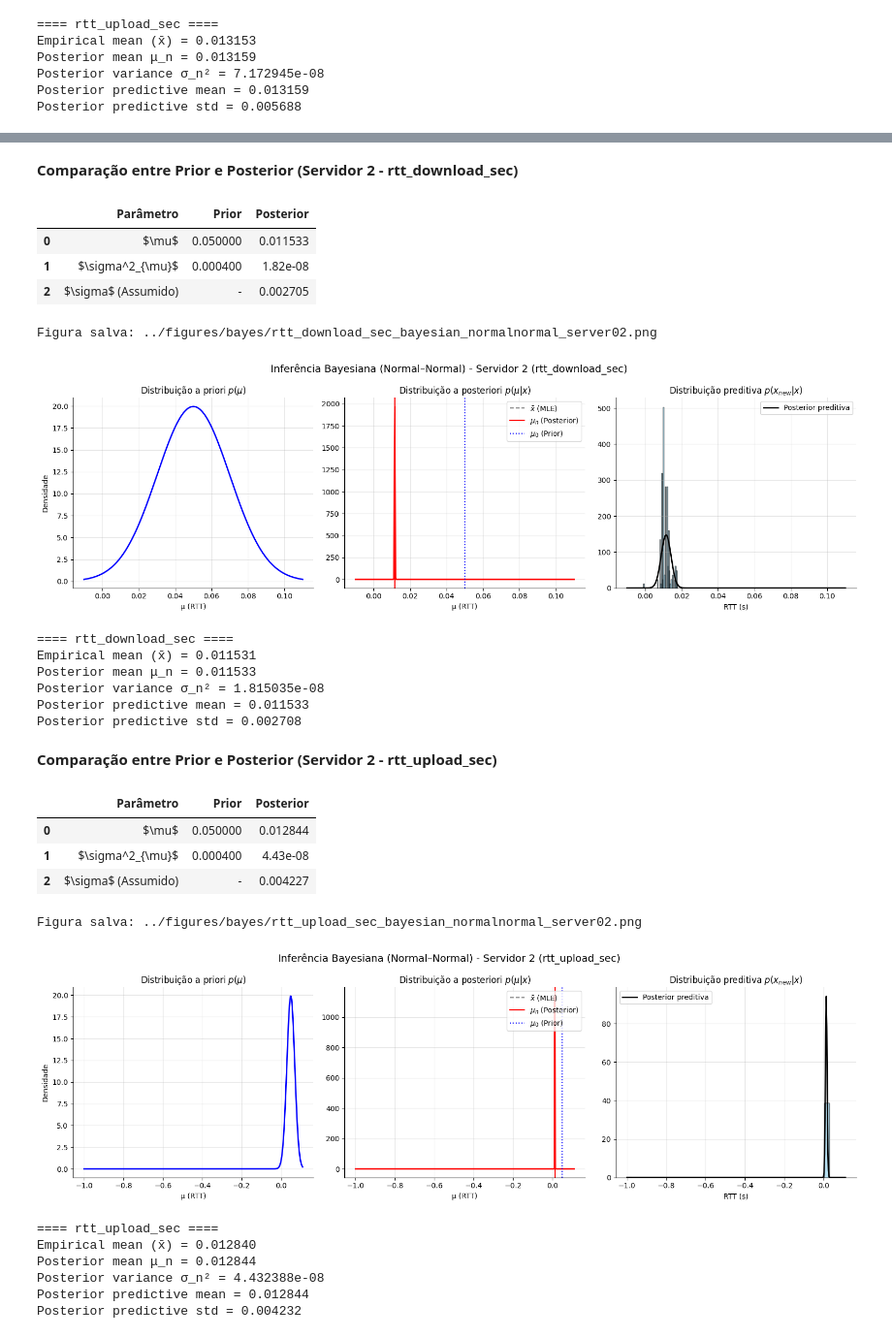
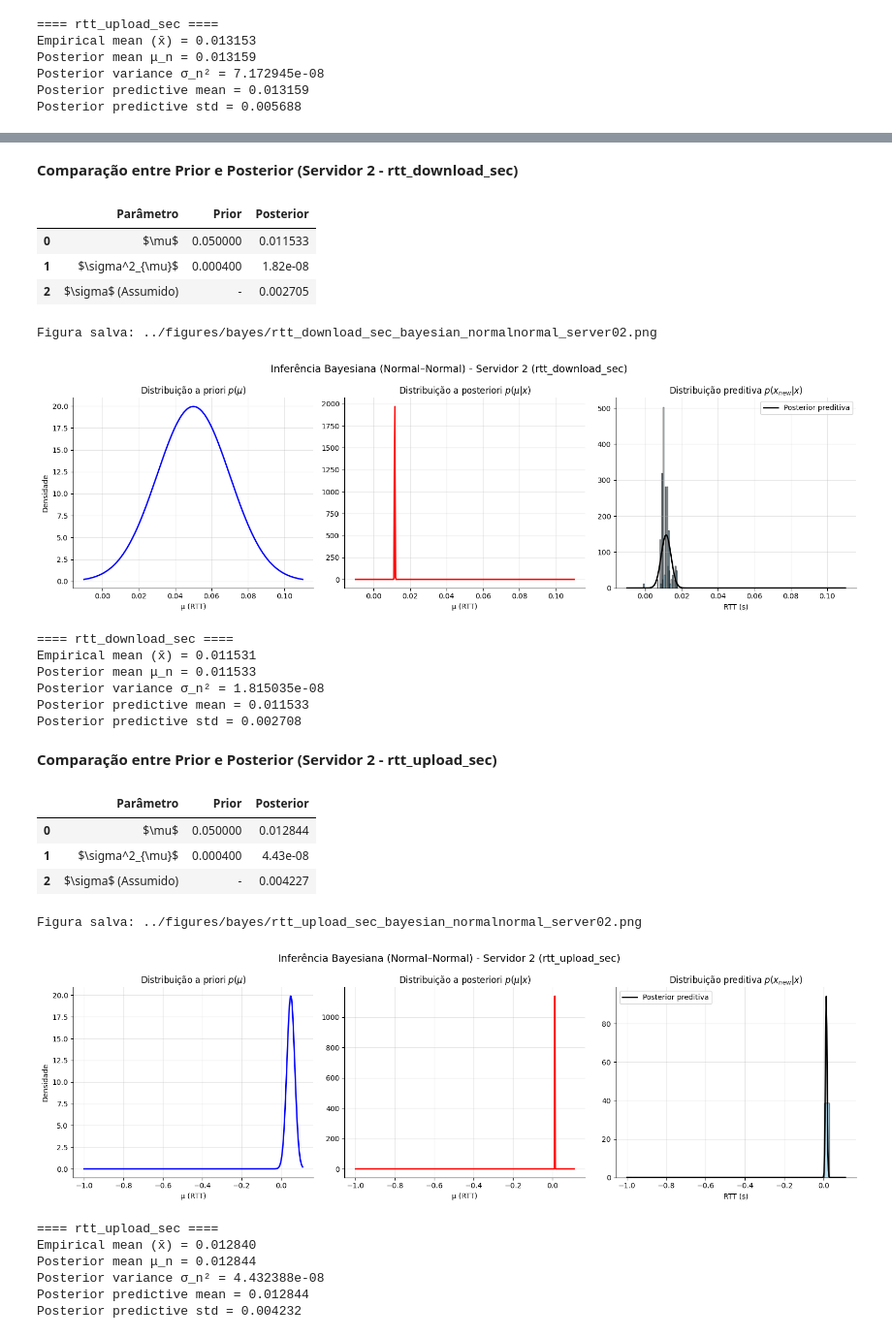
Before and after one commit to barros-jv/statistical-inference-project, a Jupyter notebook: notebooks/03_bayesian_inference.ipynb, the cells around one changed output, grey strips where cells are left out. Shown at 97% size. Drawn from its saved outputs; the diff is of its cells as text; code cells hidden in the pictures.

```diff
--- a/notebooks/03_bayesian_inference.ipynb
+++ b/notebooks/03_bayesian_inference.ipynb
@@ -108,10 +108,6 @@ for col in cols:
     axes[1].set_title('Distribuição a posteriori $p(μ|x)$')
     axes[1].set_xlabel('μ (RTT)')
     axes[1].grid(alpha=0.3)
-    #axes[1].axvline(xbar, color='gray', linestyle='--', label=r'$\bar{x}$ (MLE)')
-    #axes[1].axvline(mu_n, color='r', linestyle='-', label=r'$\mu_n$ (Posterior)')
-    #axes[1].axvline(mu0, color='b', linestyle=':', label=r'$\mu_0$ (Prior)')
-    axes[1].legend(loc='upper right')
 
     axes[2].hist(test, bins=40, density=True, alpha=0.6, color='skyblue', edgecolor='k')
     axes[2].plot(xs, pdf_pred, 'k-', lw=2, label='Posterior preditiva')
@@ -222,10 +218,8 @@ for col in cols:
     axes[0].grid(alpha=0.3)
 
     axes[1].plot(xs_pdf, gamma.pdf(xs_pdf, a=a_post, scale=1/b_post), 'r-', lw=2)
-    axes[1].axvline(E_beta_post, color='r', linestyle='--', label=r'$E[\beta|\mathbf{y}]$')
     axes[1].set_title(r'Distribuição a posteriori $p(\beta|\mathbf{y})$')
     axes[1].set_xlabel(r'Taxa $\beta$')
-    axes[1].legend()
     axes[1].grid(alpha=0.3)
 
     axes[2].hist(test, bins=40, density=True, alpha=0.6, color='skyblue', edgecolor='k')
@@ -235,7 +229,7 @@ for col in cols:
     axes[2].legend()
     axes[2].grid(alpha=0.3)
 
-    plt.suptitle(f'Inferência Bayesiana (Gamma–Gamma) - Cliente {client_id} ({col})', fontsize=14)
+    plt.suptitle(f'Inferência Bayesiana (Gamma–Gamma) - Cliente 13 ({col})', fontsize=14)
     plt.tight_layout()
     filename_scatter = f"{col}_bayesian_gammagamma_{client_id}.png"
     savefig(FIG_DIR, filename_scatter, dpi=300)
@@ -591,38 +583,34 @@ for col in cols:
     axes[1].set_title('Distribuição a posteriori $p(μ|x)$')
     axes[1].set_xlabel('μ (RTT)')
     axes[1].grid(alpha=0.3)
-    axes[1].axvline(xbar, color='gray', linestyle='--', label=r'$\bar{x}$ (MLE)')
-    axes[1].axvline(mu_n, color='r', linestyle='-', label=r'$\mu_n$ (Posterior)')
-    axes[1].axvline(mu0, color='b', linestyle=':', label=r'$\mu_0$ (Prior)')
-    axes[1].legend(loc='upper right')
 
     axes[2].hist(test, bins=40, density=True, alpha=0.6, color='skyblue', edgecolor='k')
     axes[2].plot(xs, pdf_pred, 'k-', lw=2, label='Posterior preditiva')
     axes[2].set_title('Distribuição preditiva $p(x_{new}|x)$')
     axes[2].set_xlabel('RTT (s)')
     axes[2].legend()
     axes[2].grid(alpha=0.3)
 
     plt.suptitle(f'Inferência Bayesiana (Normal–Normal) - Servidor 2 ({col})', fontsize=14)
     plt.tight_layout()
     filename_scatter = f"{col}_bayesian_normalnormal_{client_id}.png"
     savefig(FIG_DIR, filename_scatter, dpi=300)
     plt.show()
 
     print(f"\n==== {col} ====")
     print(f"Empirical mean (x̄) = {xbar:.6f}")
     print(f"Posterior mean μ_n = {mu_n:.6f}")
     print(f"Posterior variance σ_n² = {sigma_n2:.6e}")
     print(f"Posterior predictive mean = {pred_mean:.6f}")
     print(f"Posterior predictive std = {pred_std:.6f}")
 # %% [output]
 **Comparação entre Prior e Posterior (Servidor 2 - rtt_download_sec)**
 |  | Parâmetro | Prior | Posterior |
 | 0 | $\mu$ | 0.050000 | 0.011533 |
 | 1 | $\sigma^2_{\mu}$ | 0.000400 | 1.82e-08 |
 | 2 | $\sigma$ (Assumido) | - | 0.002705 |
 Figura salva: ../figures/bayes/rtt_download_sec_bayesian_normalnormal_server02.png
-[figure, old version]
+[figure, new version]
 ==== rtt_download_sec ====
 Empirical mean (x̄) = 0.011531
 Posterior mean μ_n = 0.011533
@@ -635,7 +623,7 @@ Posterior predictive std = 0.002708
 | 1 | $\sigma^2_{\mu}$ | 0.000400 | 4.43e-08 |
 | 2 | $\sigma$ (Assumido) | - | 0.004227 |
 Figura salva: ../figures/bayes/rtt_upload_sec_bayesian_normalnormal_server02.png
-[figure, old version]
+[figure, new version]
 ==== rtt_upload_sec ====
 Empirical mean (x̄) = 0.012840
 Posterior mean μ_n = 0.012844
```
Also changed, not shown: parts of 4 cells of this notebook, 15 other files.
